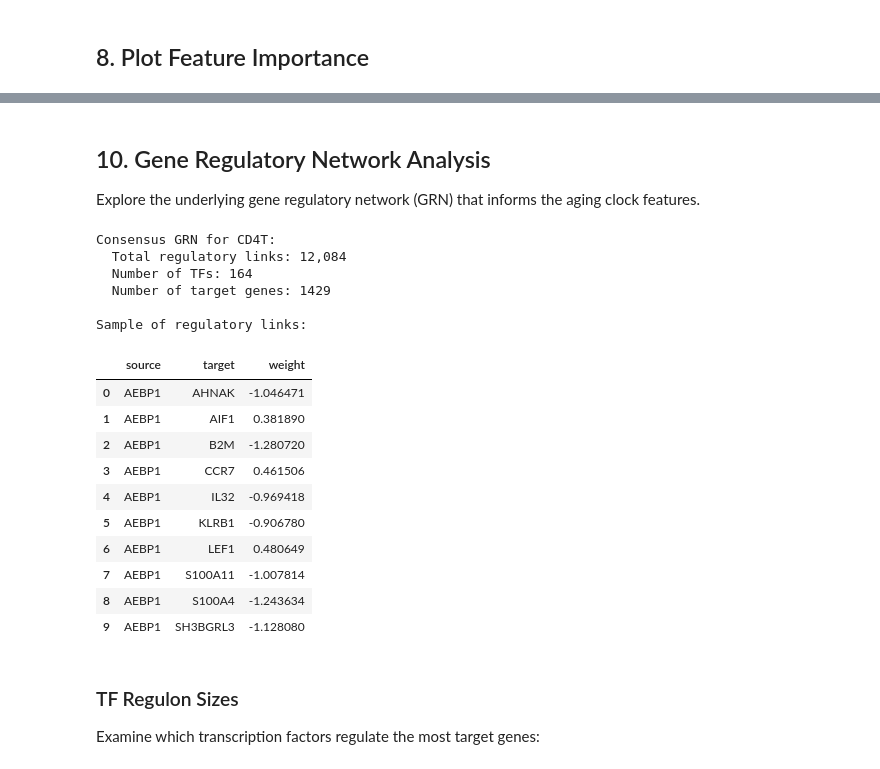
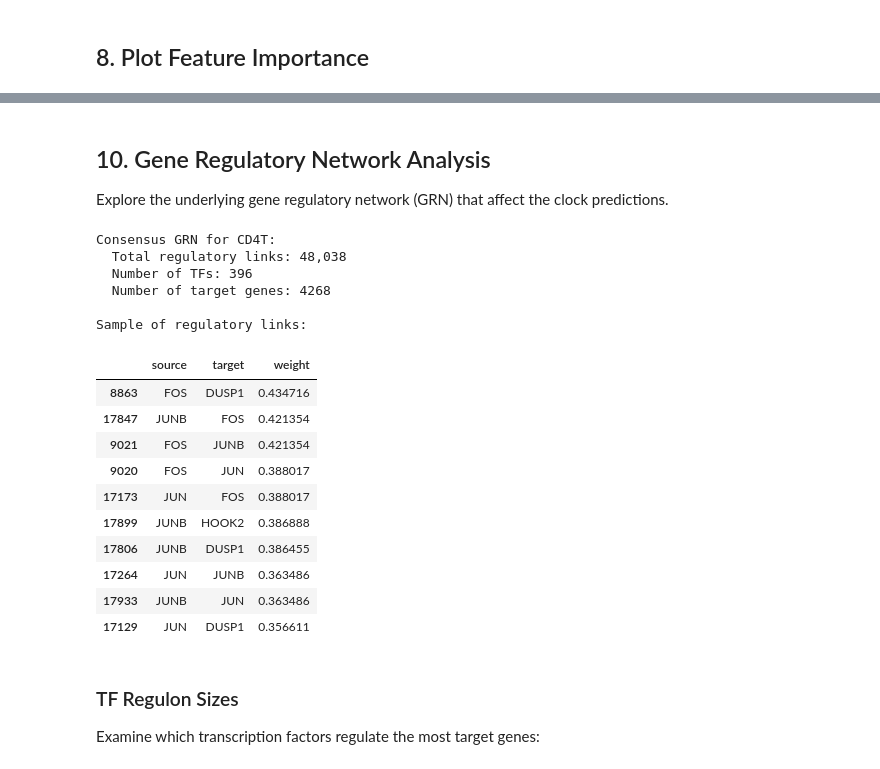
Before and after one commit to janursa/GRNimmuneClock, a Jupyter notebook: tutorial.ipynb, the cells around one changed output, grey strips where cells are left out. Drawn from its saved outputs; the diff is of its cells as text; code cells hidden in the pictures.

```diff
--- a/tutorial.ipynb
+++ b/tutorial.ipynb
@@ -205,37 +205,37 @@ plt.show()
 # %% [markdown]
 ## 10. Gene Regulatory Network Analysis
 
-Explore the underlying gene regulatory network (GRN) that informs the aging clock features.
+Explore the underlying gene regulatory network (GRN) that affect the clock predictions.
 # %%
 # Load consensus GRN for CD4T cells
 from grnimmuneclock import load_consensus_grn
 
 grn_cd4t = load_consensus_grn('CD4T')
 
 print(f"Consensus GRN for CD4T:")
 print(f"  Total regulatory links: {len(grn_cd4t):,}")
 print(f"  Number of TFs: {grn_cd4t['source'].nunique()}")
 print(f"  Number of target genes: {grn_cd4t['target'].nunique()}")
 print(f"\nSample of regulatory links:")
-grn_cd4t.head(10)
+grn_cd4t.sort_values('weight', ascending=False, key=abs).head(10)
 # %% [output]
 Consensus GRN for CD4T:
-  Total regulatory links: 12,084
-  Number of TFs: 164
-  Number of target genes: 1429
+  Total regulatory links: 48,038
+  Number of TFs: 396
+  Number of target genes: 4268
 
 Sample of regulatory links:
 |  | source | target | weight |
-| 0 | AEBP1 | AHNAK | -1.046471 |
-| 1 | AEBP1 | AIF1 | 0.381890 |
-| 2 | AEBP1 | B2M | -1.280720 |
-| 3 | AEBP1 | CCR7 | 0.461506 |
-| 4 | AEBP1 | IL32 | -0.969418 |
-| 5 | AEBP1 | KLRB1 | -0.906780 |
-| 6 | AEBP1 | LEF1 | 0.480649 |
-| 7 | AEBP1 | S100A11 | -1.007814 |
-| 8 | AEBP1 | S100A4 | -1.243634 |
-| 9 | AEBP1 | SH3BGRL3 | -1.128080 |
+| 8863 | FOS | DUSP1 | 0.434716 |
+| 17847 | JUNB | FOS | 0.421354 |
+| 9021 | FOS | JUNB | 0.421354 |
+| 9020 | FOS | JUN | 0.388017 |
+| 17173 | JUN | FOS | 0.388017 |
+| 17899 | JUNB | HOOK2 | 0.386888 |
+| 17806 | JUNB | DUSP1 | 0.386455 |
+| 17264 | JUN | JUNB | 0.363486 |
+| 17933 | JUNB | JUN | 0.363486 |
+| 17129 | JUN | DUSP1 | 0.356611 |
 # %% [markdown]
 ### TF Regulon Sizes
 
```
Also changed, not shown: parts of 26 cells of this notebook, 23 other files.
